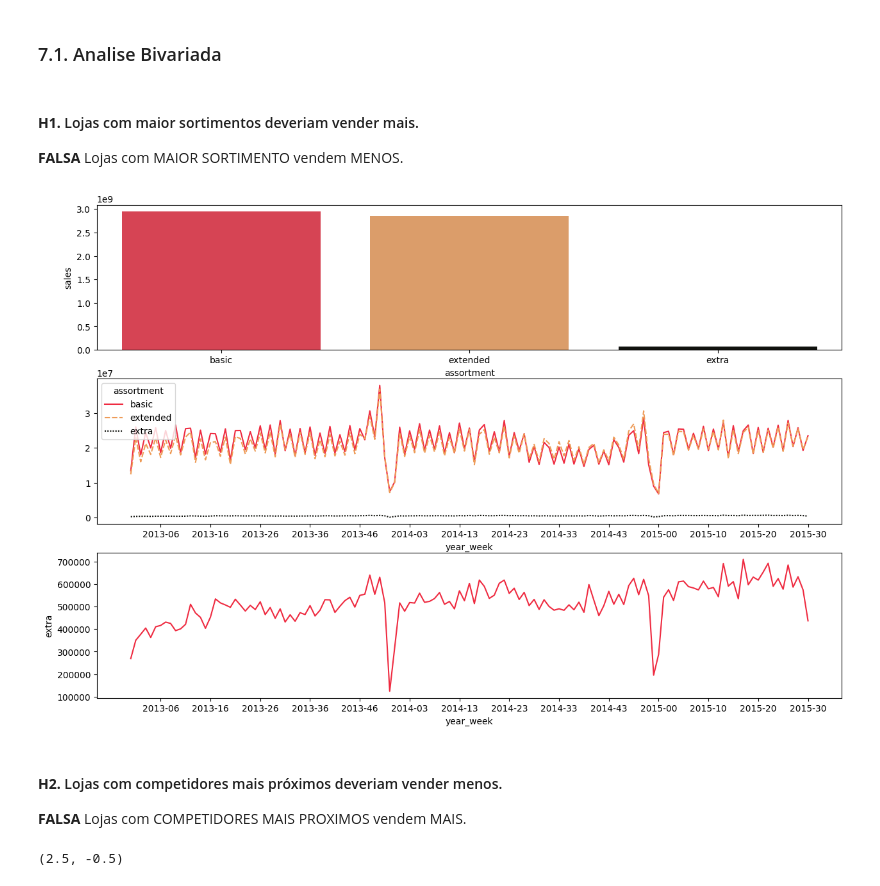
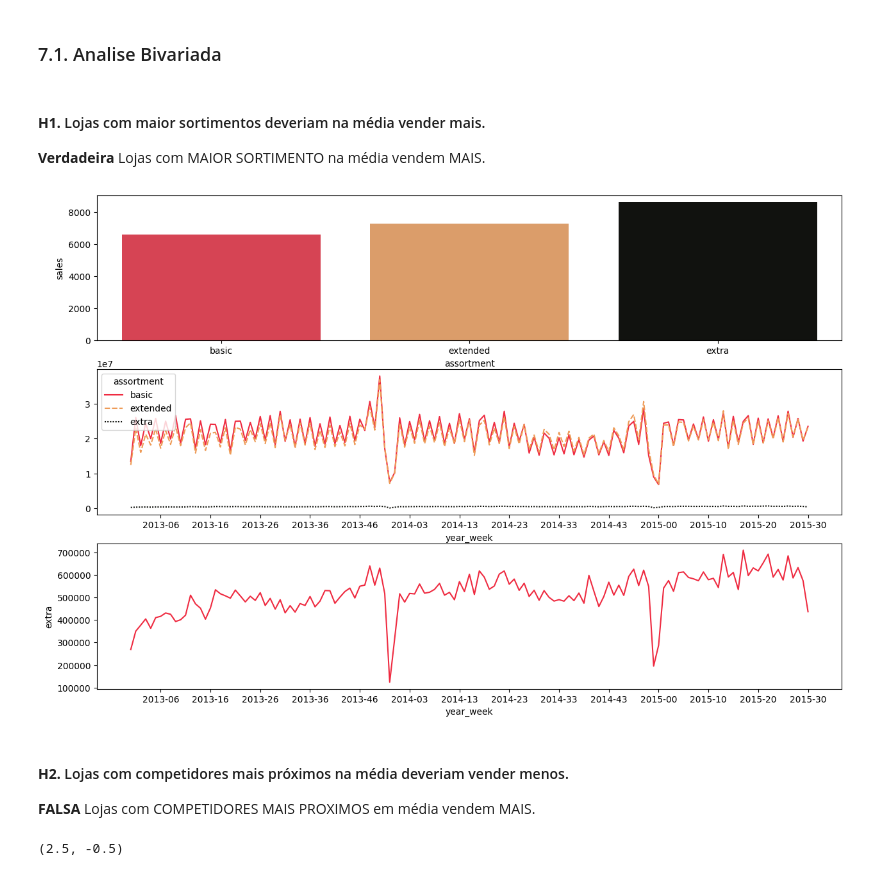
Before and after one commit to OliveiraMatheuss/Rossmann-Sales, a Jupyter notebook: Storytelling.ipynb, the cells around one changed output. Drawn from its saved outputs; the diff is of its cells as text; code cells hidden in the pictures.

```diff
--- a/Storytelling.ipynb
+++ b/Storytelling.ipynb
@@ -683,38 +683,38 @@ plt.show()
 # %% [markdown]
 ### 7.1. Analise Bivariada
 # %% [markdown]
-#### **H1.** Lojas com maior sortimentos deveriam vender mais.
-**FALSA** Lojas com MAIOR SORTIMENTO vendem MENOS.
+#### **H1.** Lojas com maior sortimentos deveriam na média vender mais.
+**Verdadeira** Lojas com MAIOR SORTIMENTO na média vendem MAIS.
 # %%
 
 #dados
-aux1 = df7[['assortment', 'sales']].groupby( 'assortment' ).sum().reset_index()
+aux1 = df7[['assortment', 'sales']].groupby( 'assortment' ).mean().reset_index()
 aux2 = df7[['year_week', 'assortment', 'sales']].groupby( ['year_week','assortment'] ).sum().reset_index()
 aux3 = aux2[aux2['assortment'] == 'extra']
 aux2 = aux2.pivot( index='year_week', columns='assortment', values='sales' )
 aux3  = aux3.pivot( index='year_week', columns='assortment', values='sales' )
 
 eixo_x = df7['year_week'].unique()
 
 
 plt.figure(figsize= (15,10))
 plt.subplot(3,1,1)
 sns.barplot( x='assortment', y='sales', data=aux1 )
 
 plt.subplot(3,1,2)
 sns.lineplot(aux2, )
 plt.xticks(eixo_x[0:len(eixo_x):10])
 
 plt.subplot(3,1,3)
 sns.lineplot(data = aux3, x = aux3.index, y = aux3.extra)
 plt.xticks(eixo_x[0:len(eixo_x):10])
 
 # Rotacionar os valores do eixo x em 45 graus
 
 plt.show()
 # %% [output]
-[figure, old version]
+[figure, new version]
 # %% [markdown]
-#### **H2.** Lojas com competidores mais próximos deveriam vender menos.
-**FALSA** Lojas com COMPETIDORES MAIS PROXIMOS vendem MAIS.
+#### **H2.** Lojas com competidores mais próximos na média deveriam vender menos.
+**FALSA** Lojas com COMPETIDORES MAIS PROXIMOS em média vendem MAIS.
 # %%
```
Also changed, not shown: parts of 52 cells of this notebook, 12 other files.
